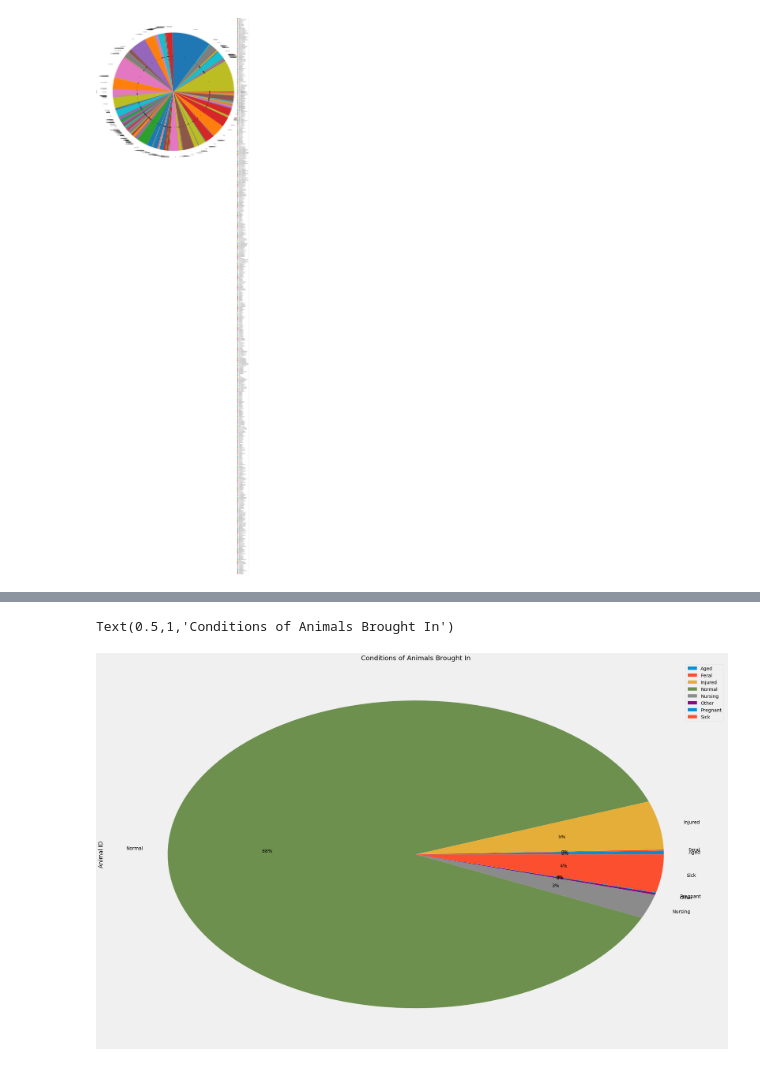
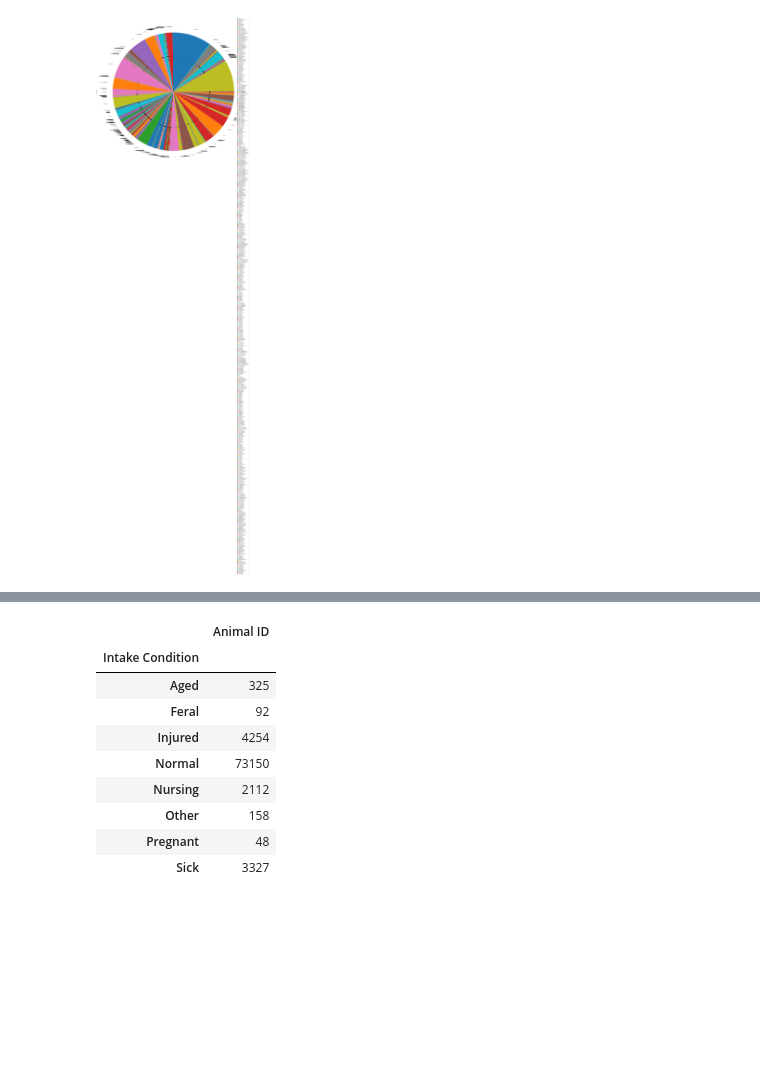
Before and after one commit to ellenguerrero/gitpug, a Jupyter notebook: Baseline_Master_Jugal.ipynb, the cells around one changed output, grey strips where cells are left out. Cells and saved outputs as stored; diff of their text form; code cells hidden in the pictures; blank space fills up the shorter version.

```diff
--- a/Baseline_Master_Jugal.ipynb
+++ b/Baseline_Master_Jugal.ipynb
@@ -396,7 +409,13 @@ Text(0.5,1,'Reasons Animals are Brought In')
-# %%
-age_df = fixed_df.groupby(['Intake Condition']).agg({'Animal ID':'count'})
-age_df.plot.pie(figsize=(30,20), subplots=True,autopct='%1.0f%%')
-plt.title("Conditions of Animals Brought In")
-# %% [output]
-Text(0.5,1,'Conditions of Animals Brought In')
-[figure, removed]
+# %%
+age_df
+# %% [output]
+|  | Animal ID |
+| Intake Condition |  |
+| Aged | 325 |
+| Feral | 92 |
+| Injured | 4254 |
+| Normal | 73150 |
+| Nursing | 2112 |
+| Other | 158 |
+| Pregnant | 48 |
+| Sick | 3327 |
```
Also changed, not shown: parts of 6 cells of this notebook, 3 other files.
